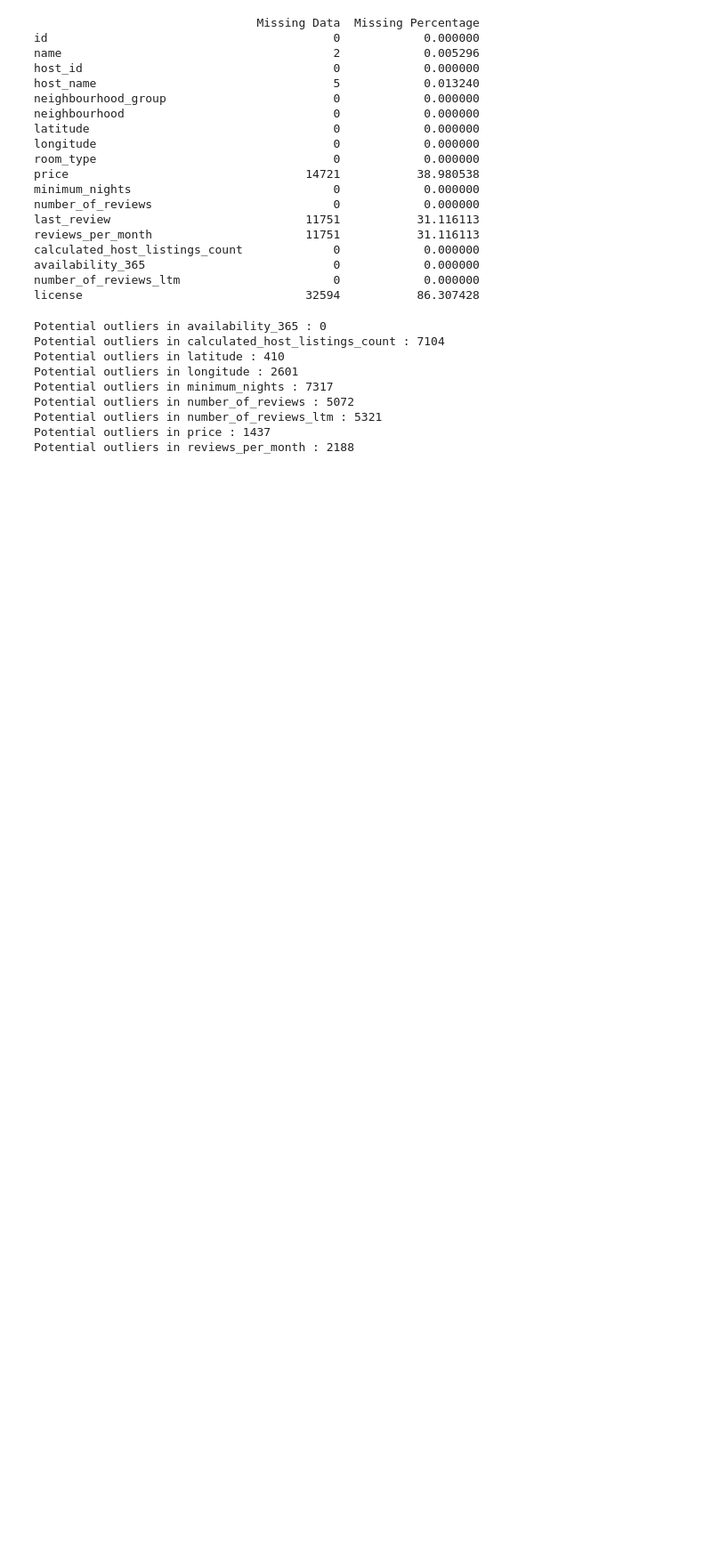
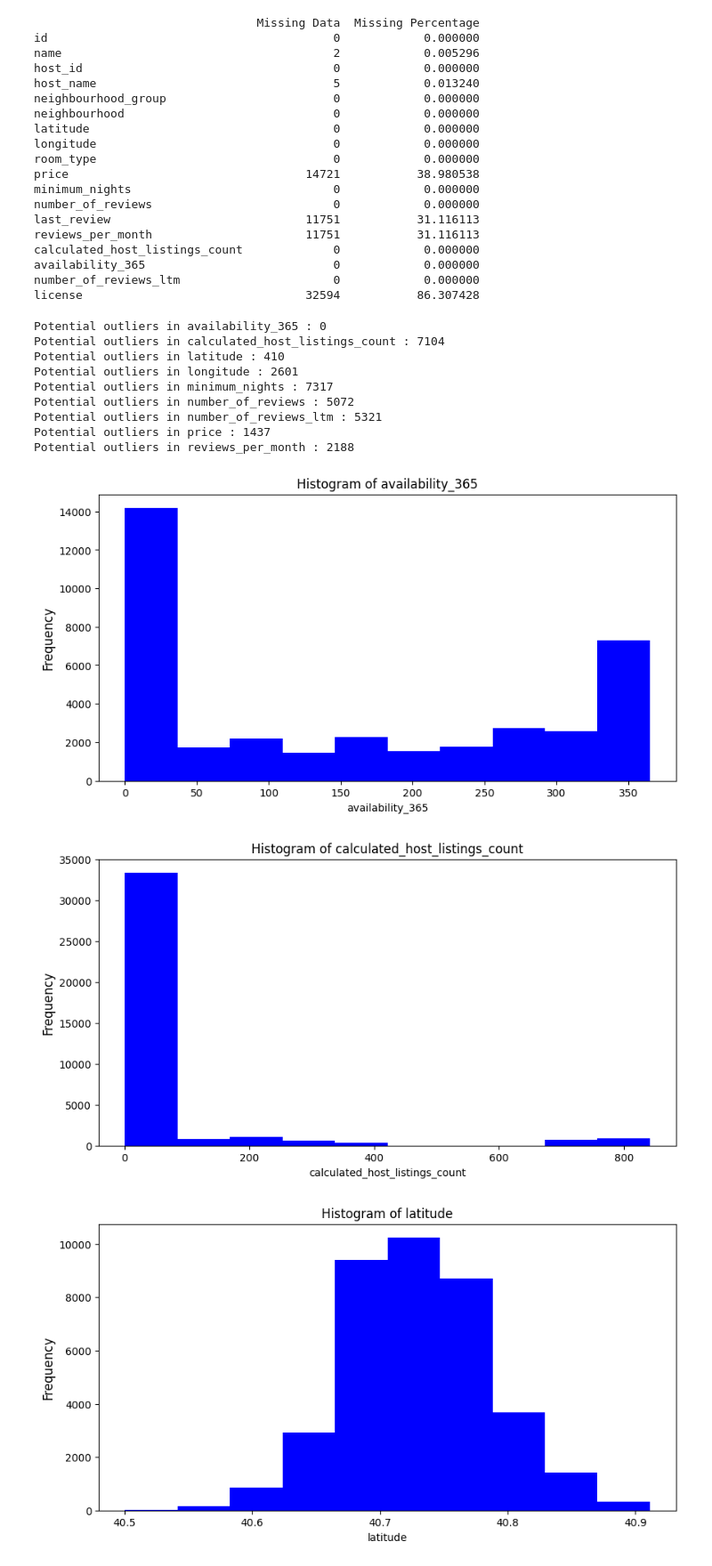
Before and after one commit to iKeiNagai/Data-Science, a Jupyter notebook: data_quality.ipynb, the cells around one changed output. Shown: that part at 89% size. Saved outputs shown, nothing was run; the diff lists cells and outputs as text; code cells hidden in the pictures; blank space fills up the shorter version.

Commit message:
histograms for numerical columns

```diff
--- a/data_quality.ipynb
+++ b/data_quality.ipynb
@@ -157,3 +158,18 @@ Potential outliers in number_of_reviews : 5072
 Potential outliers in number_of_reviews_ltm : 5321
 Potential outliers in price : 1437
 Potential outliers in reviews_per_month : 2188
+# %%
+numerical_cols = data.select_dtypes(include=['float64','int64']).columns.difference(['id', 'host_id'])
+
+for i,col in enumerate(numerical_cols):
+    plt.figure(figsize=(10,5))
+    plt.hist(data[col],bins=10, color='blue')
+    plt.title(f'Histogram of {col}')
+    plt.xlabel(col)
+    plt.ylabel('Frequency', fontsize=12)
+
+plt.tight_layout()
+# %% [output]
+[figure, added]
+[figure, added]
+[figure, added]
```
Also changed, not shown: parts of 2 cells of this notebook.
